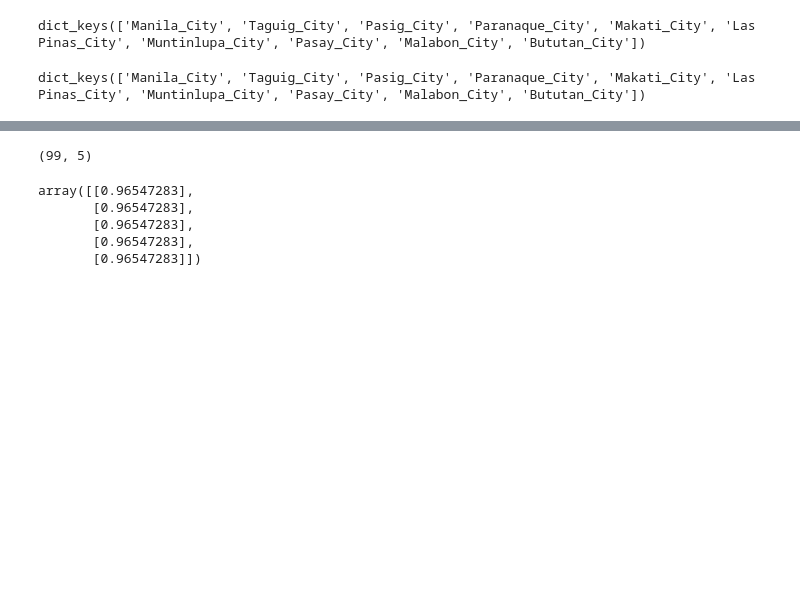
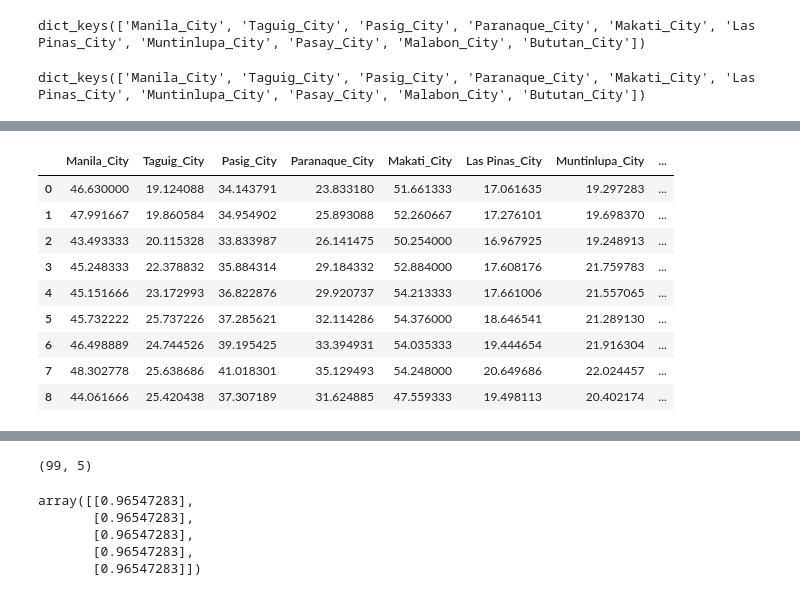
Before and after one commit to callmemark/Correlation-of-Night-Air-Temperature-and-light-pollution-in-major-cities-in-the-Philippines, a Jupyter notebook: Thesis_Proc.ipynb, the cells around one changed output, grey strips where cells are left out. Drawn from its saved outputs; the diff is of its cells as text; code cells hidden in the pictures; blank space fills up the shorter version.

```diff
--- a/Thesis_Proc.ipynb
+++ b/Thesis_Proc.ipynb
@@ -69,6 +69,7 @@ Mounted at /content/drive
 > Create a dictionary to use for file path reference and for process automation
 # %%
 GPKG_DATASET_DIRECTORY = "/content/drive/My Drive/COLLEGE_THESIS_FOLDER/GPKG_FILES/"
+
 
 gpkg_files_dict = {
     "Manila_City" : "Manila_City.gpkg",
@@ -114,3 +115,36 @@ CITY_NAME_2010_2010= [
     "Malabon_City_2010-2010",
     "Bututan_City_2010-2010"
 ]
+
+LIGHTPOL_DIRECTORY = "/content/drive/My Drive/COLLEGE_THESIS_FOLDER/DataSet/Light_pol_data/"
+# %%
+y_ext = ["2012", "2013", "2014", "2015", "2016", "2017", "2018", "2019", "2020"]
+lpol_cname = [
+  "manila_lpol_data_",
+  "taguig_lpol_data_",
+  "pasig_lpol_data_",
+  "paranaque_lpol_data_",
+  "makati_lpol_data_",
+  "laspinas_lpol_data_",
+  "muntinlupa_lpol_data_",
+  "pasay_lpol_data_",
+  "malabon_lpol_data_",
+  "buttuan_lpol_data_",
+]
+
+dict_keys = ['Manila_City', 'Taguig_City', 'Pasig_City', 'Paranaque_City', 'Makati_City', 'Las Pinas_City', 'Muntinlupa_City', 'Pasay_City', 'Malabon_City', 'Bututan_City']
+lpol_data_dict = {}
+
+
+for _index in range(len(lpol_cname)):
+  _avg_init_list = []
+  for _year in y_ext:
+    fname = lpol_cname[_index] + _year
+
+    avg_val = np.average(np.array(pd.read_csv(LIGHTPOL_DIRECTORY + fname + ".csv", skiprows = 1))) # open csv || skip headder >> convert to numpy >> get avg
+    _avg_init_list.append(avg_val)
+
+  lpol_data_dict[dict_keys[_index]] = _avg_init_list
+  print(dict_keys[_index], " Data Process complete")
+
+lpol_data_df = pd.DataFrame(lpol_data_dict)
@@ -299,2 +397,15 @@ cities_df = pd.concat(cities_df)
+# %%
+lpol_data_df
+# %% [output]
+|  | Manila_City | Taguig_City | Pasig_City | Paranaque_City | Makati_City | Las Pinas_City | Muntinlupa_City | ... |
+| 0 | 46.630000 | 19.124088 | 34.143791 | 23.833180 | 51.661333 | 17.061635 | 19.297283 | ... |
+| 1 | 47.991667 | 19.860584 | 34.954902 | 25.893088 | 52.260667 | 17.276101 | 19.698370 | ... |
+| 2 | 43.493333 | 20.115328 | 33.833987 | 26.141475 | 50.254000 | 16.967925 | 19.248913 | ... |
+| 3 | 45.248333 | 22.378832 | 35.884314 | 29.184332 | 52.884000 | 17.608176 | 21.759783 | ... |
+| 4 | 45.151666 | 23.172993 | 36.822876 | 29.920737 | 54.213333 | 17.661006 | 21.557065 | ... |
+| 5 | 45.732222 | 25.737226 | 37.285621 | 32.114286 | 54.376000 | 18.646541 | 21.289130 | ... |
+| 6 | 46.498889 | 24.744526 | 39.195425 | 33.394931 | 54.035333 | 19.444654 | 21.916304 | ... |
+| 7 | 48.302778 | 25.638686 | 41.018301 | 35.129493 | 54.248000 | 20.649686 | 22.024457 | ... |
+| 8 | 44.061666 | 25.420438 | 37.307189 | 31.624885 | 47.559333 | 19.498113 | 20.402174 | ... |
 # %%
 cities_df
```
Also changed, not shown: parts of 18 cells of this notebook.
